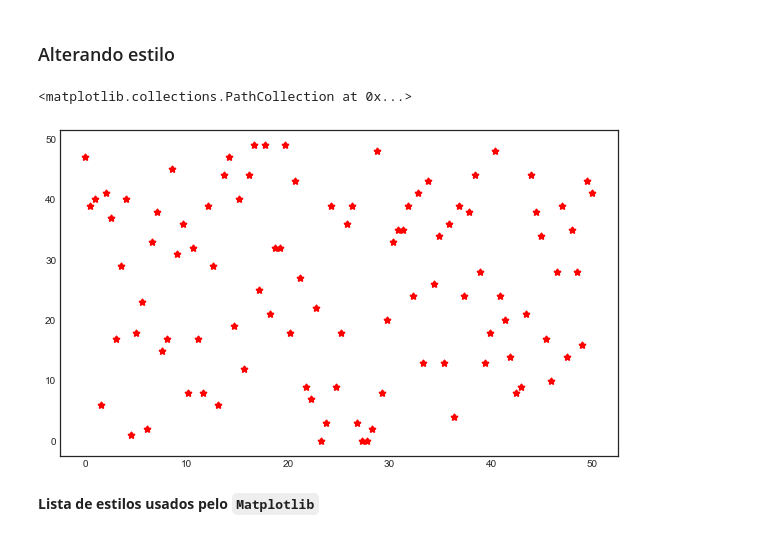
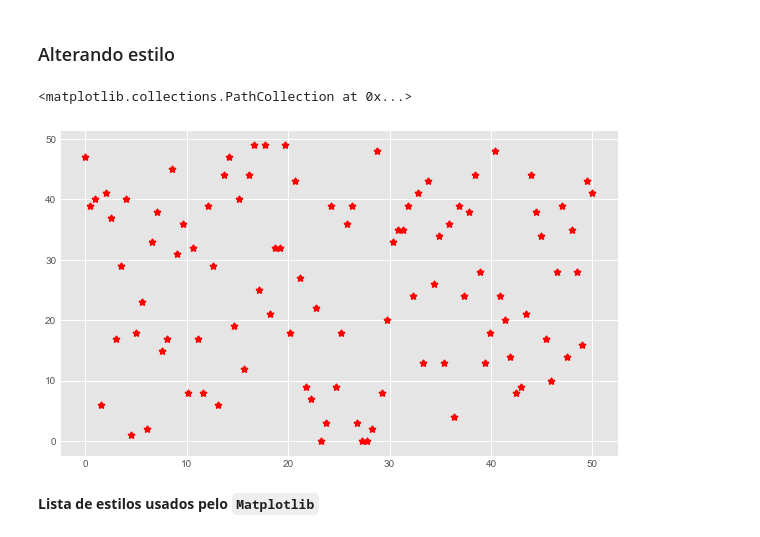
Before and after one commit to b4rb4r4-zz/Data_Science_Toolkit, a Jupyter notebook: Matplotlib_2.ipynb, the cells around one changed output. Cells and saved outputs as stored; diff of their text form; code cells hidden in the pictures.

```diff
--- a/Matplotlib_2.ipynb
+++ b/Matplotlib_2.ipynb
@@ -49,12 +49,12 @@ plt.scatter(x,y, marker='*', alpha=1, linewidths=2,edgecolors='red')
 # %% [markdown]
 ### Alterando estilo
 # %%
-plt.style.use('seaborn-white')
+plt.style.use('ggplot')
 fig = plt.figure(figsize=(10,6))
 plt.scatter(x,y, marker='*', alpha=1, linewidths=2,edgecolors='red')
 # %% [output]
 <matplotlib.collections.PathCollection at 0x...>
-[figure, old version]
+[figure, new version]
 # %% [markdown]
 **Lista de estilos usados pelo ``Matplotlib``**
 # %%
```
Also changed, not shown: 1 other file.
